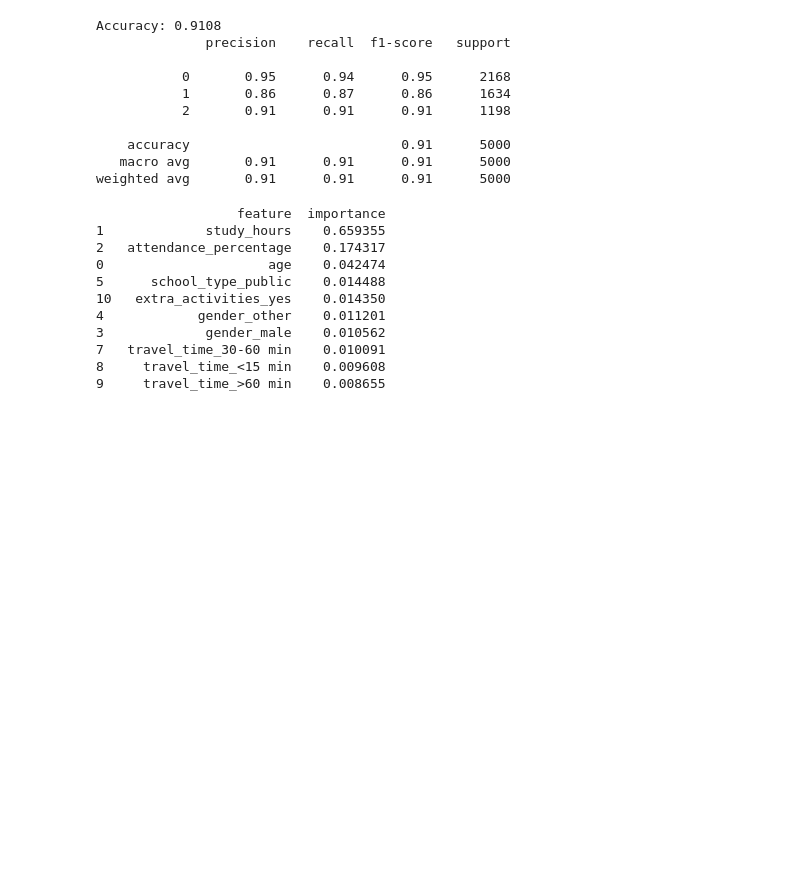
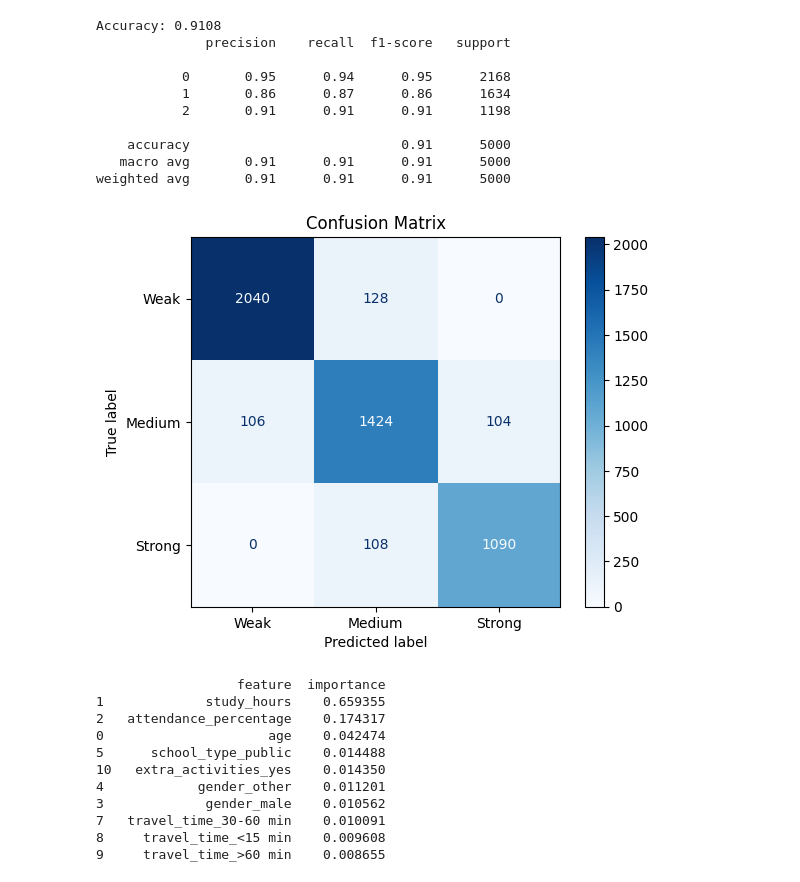
Before and after one commit to Yousef-Aied/student-performance-prediction, a Jupyter notebook: StudentRegressorExamScore.ipynb, the cells around one changed output. Cells and saved outputs as stored; diff of their text form; code cells hidden in the pictures; blank space fills up the shorter version.

```diff
--- a/StudentRegressorExamScore.ipynb
+++ b/StudentRegressorExamScore.ipynb
@@ -223,6 +282,23 @@ Accuracy: 0.9108
     accuracy                           0.91      5000
    macro avg       0.91      0.91      0.91      5000
 weighted avg       0.91      0.91      0.91      5000
+# %%
+from sklearn.metrics import confusion_matrix, ConfusionMatrixDisplay
+
+cm = confusion_matrix(y_test_cls, preds_cls)
+
+disp = ConfusionMatrixDisplay(
+    confusion_matrix=cm,
+    display_labels=["Weak", "Medium", "Strong"]
+)
+
+disp.plot(cmap="Blues")
+
+plt.title("Confusion Matrix")
+
+plt.show()
+# %% [output]
+[figure, added]
 # %%
 importance_df = pd.DataFrame({
     "feature": X_cls.columns,
```
Also changed, not shown: parts of 10 cells of this notebook.
